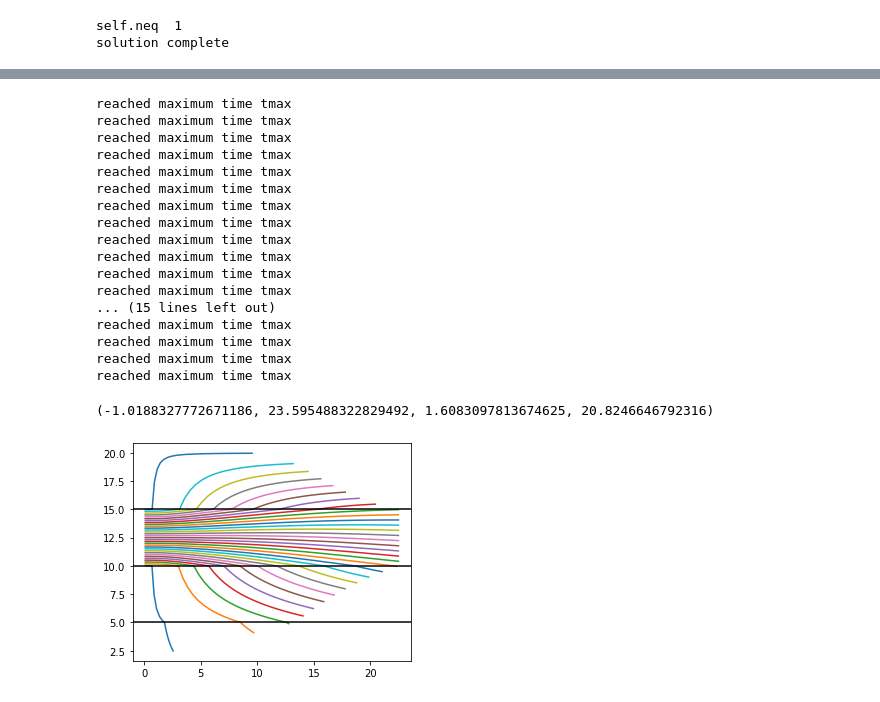
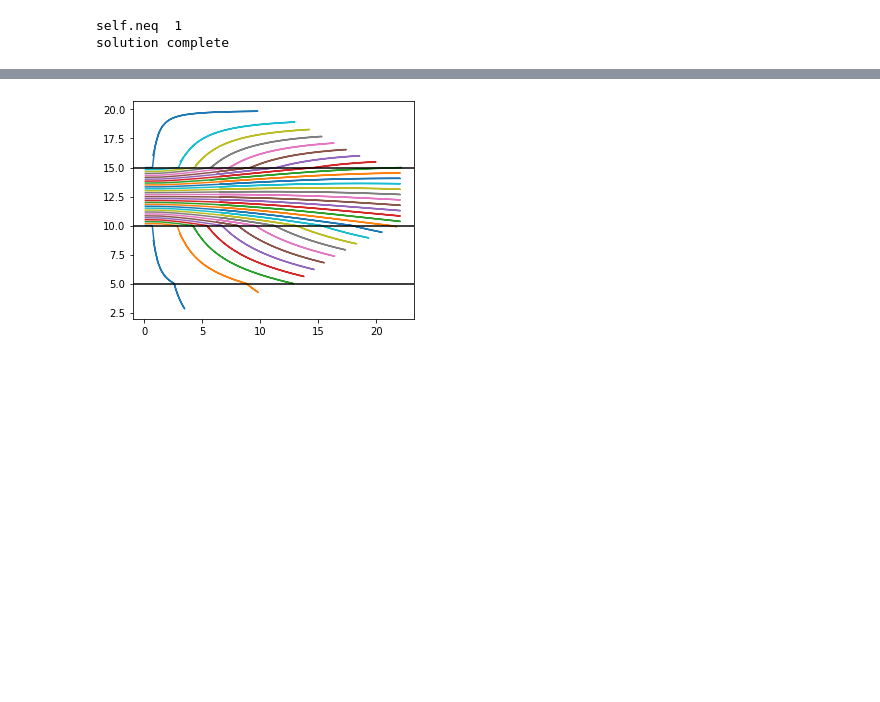
Before and after one commit to mbakker7/ttim, a Jupyter notebook: notebooks/pathline_trace.ipynb, the cells around one changed output, grey strips where cells are left out. Drawn from its saved outputs; the diff is of its cells as text; code cells hidden in the pictures; blank space fills up the shorter version.

```diff
--- a/notebooks/pathline_trace.ipynb
+++ b/notebooks/pathline_trace.ipynb
@@ -117,13 +130,12 @@ H = 10
 Hstar = 2
 c = 1000
 T = k * H
-Ss = 1e-4
+#Ss = 1e-4
+Ss = 1e-8
 S = Ss * H
-ml = ModelMaq(kaq=[k, k], z=[2 * H + Hstar, H + Hstar, H, 0], c=[c], Saq=[Ss], tmin=1, tmax=100, M=10)
-w = Well(ml, xw=0, yw=0, tsandQ=[(0, Q)], layers=0)
+ml = Model3D(kaq=10, z=[20, 15, 10, 5, 0], tmin=0.01, tmax=1000)
+w = Well(ml, xw=0, yw=0, tsandQ=[(0, -Q), (100, Q)], layers=1, rw=0.1)
 ml.solve()
 # %% [output]
 self.neq  1
 solution complete
-# %%
-timtrace = timtraceline(ml, 20, 20, 4, tstart=1, delt=1, tmax=50, nstepmax=50)
@@ -172,3 +141,0 @@ solution complete
-# %%
-timtrace = timtraceline(ml, 20, 20, 16, tstart=1, delt=5, tmax=200, nstepmax=40, hstepmax=2)
-timtrace
@@ -194,9 +142,12 @@ reached element of type well
 # %%
-zstart = np.linspace(2, 18, 10)
+zstart = np.linspace(10.01, 14.99, 31)
 for zs in zstart:
-    timtrace = timtraceline(ml, 20, 20, zs, tstart=1, delt=5, tmax=200, nstepmax=40, hstepmax=2)
-    xyzt = timtrace['trace']
+    trace = timtrace(ml, xstart=0.1, ystart=.1, zstart=zs,
+                     tstartend=[0, 100], tstartoffset=0.01, deltlist=5,
+                     nstepmax=40, hstepmax=2, silent=True)
+    xyzt = trace['trace']
     plt.plot(xyzt[:, 0], xyzt[:, 2])
 for y in [5, 10, 15]:
     plt.axhline(y, color='k')
+plt.axis('scaled');
 # %% [output]
@@ -230,32 +155,13 @@ solution complete
 # %%
 zstart = np.linspace(10.01, 14.99, 31)
-xyztend1 = []
 for zs in zstart:
-    timtrace = timtraceline(ml, 0.1, 0.1, zs, tstart=0.01, delt=5, tmax=100, nstepmax=40, hstepmax=2)
-    xyzt = timtrace['trace']
-    xyztend1.append(xyzt[-1])
+    trace = timtrace(ml, xstart=0.1, ystart=0.1, zstart=zs,
+                     tstartend=[0, 100, 200], tstartoffset=0.01, deltlist=5,
+                     nstepmax=40, hstepmax=2, silent=True, correctionstep=True)
+    xyzt = trace['trace']
     plt.plot(xyzt[:, 0], xyzt[:, 2])
 for y in [5, 10, 15]:
     plt.axhline(y, color='k')
-plt.axis('scaled')
-#plt.savefig('/Users/mark/Downloads/injection_to_erik.png')
+plt.axis('scaled');
 # %% [output]
-reached maximum time tmax
-reached maximum time tmax
-reached maximum time tmax
-reached maximum time tmax
-reached maximum time tmax
-reached maximum time tmax
-reached maximum time tmax
-reached maximum time tmax
-reached maximum time tmax
-reached maximum time tmax
-reached maximum time tmax
-reached maximum time tmax
-... (15 lines left out)
-reached maximum time tmax
-reached maximum time tmax
-reached maximum time tmax
-reached maximum time tmax
-(-1.0188327772671186, 23.595488322829492, 1.6083097813674625, 20.8246646792316)
-[figure, old version]
+[figure, new version]
```
Also changed, not shown: parts of 32 cells of this notebook, 4 other files.
